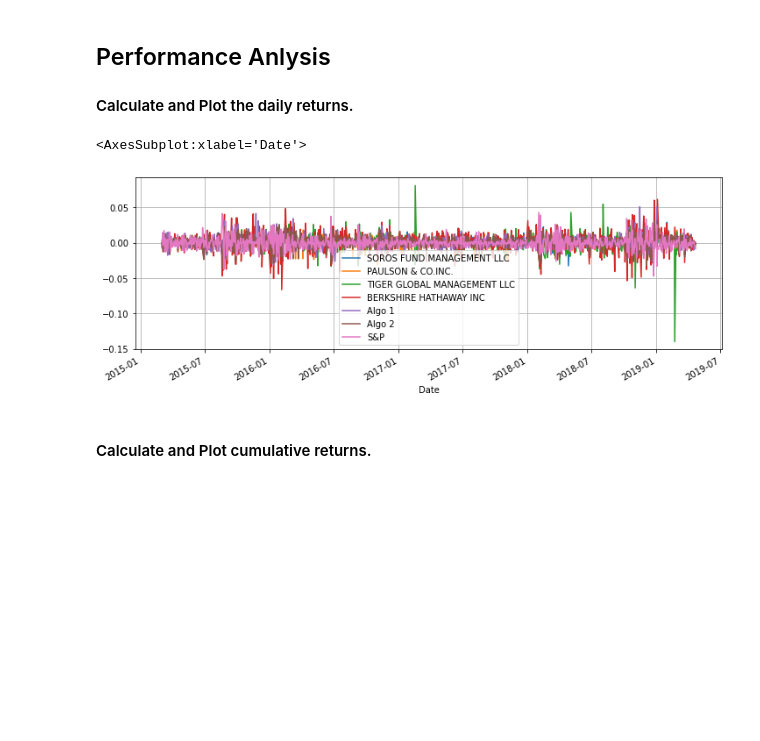
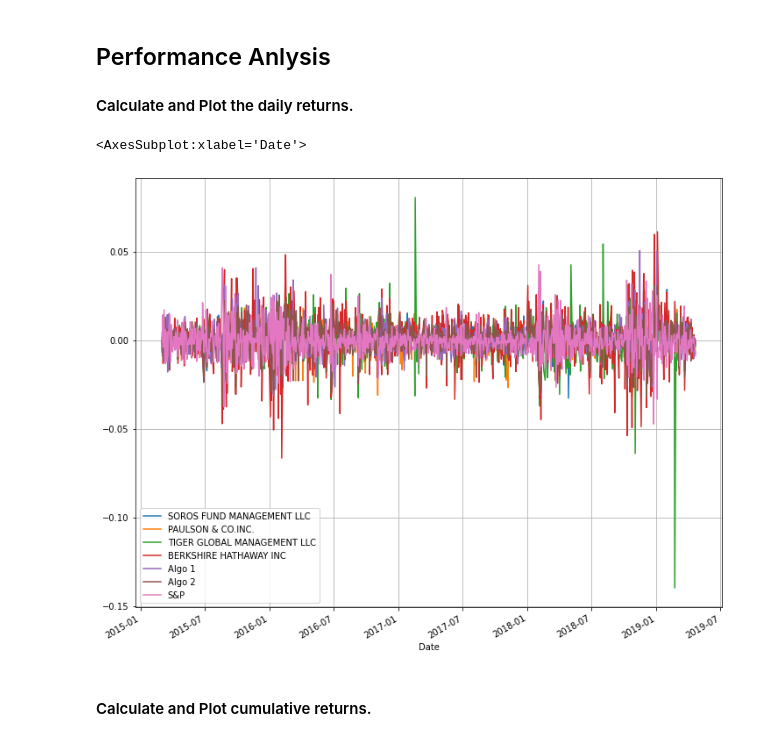
Before and after one commit to laramiedunlap/PortfolioComparison, a Jupyter notebook: portfolio_compare/whale_analysis.ipynb, the cells around one changed output. Drawn from its saved outputs; the diff is of its cells as text; code cells hidden in the pictures; blank space fills up the shorter version.

```diff
--- a/portfolio_compare/whale_analysis.ipynb
+++ b/portfolio_compare/whale_analysis.ipynb
@@ -168,10 +163,10 @@ In this section, you will calculate and visualize performance and risk metrics f
 #### Calculate and Plot the daily returns.
 # %%
 # Plot daily returns of all portfolios
-portfolios_returns.plot(figsize=(12 , 4),grid=True)
+portfolios_returns.plot(figsize=(12 , 10),grid=True)
 # %% [output]
 <AxesSubplot:xlabel='Date'>
-[figure, old version]
+[figure, new version]
 # %% [markdown]
 #### Calculate and Plot cumulative returns.
 # %%
```
Also changed, not shown: parts of 18 cells of this notebook.
